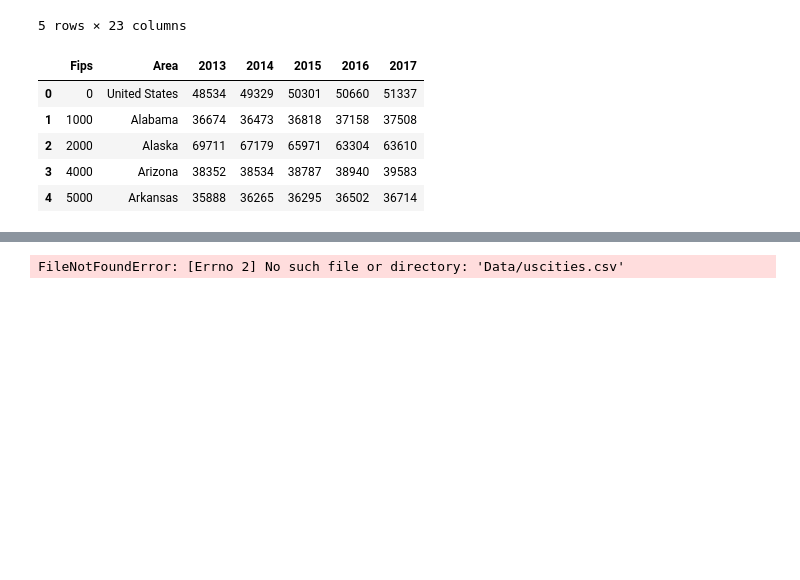
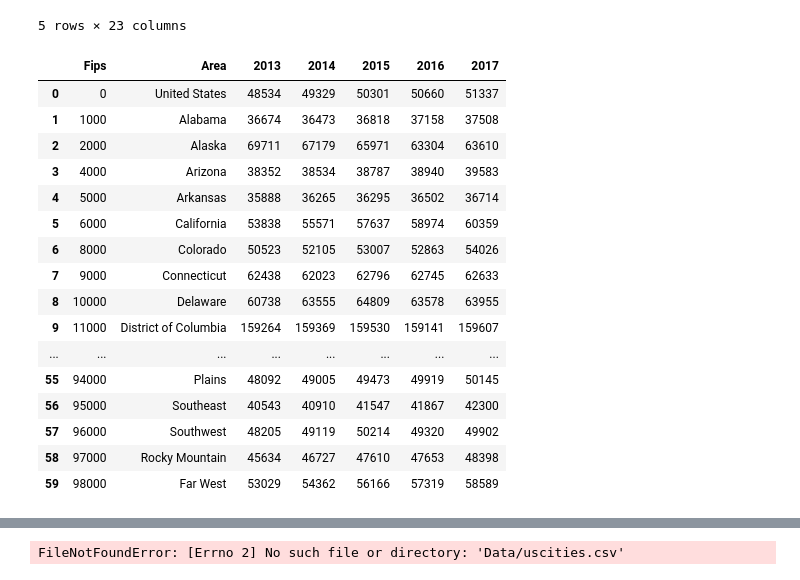
Before and after one commit to cosmopaladin/project-1, a Jupyter notebook: stat_analysis.ipynb, the cells around one changed output, grey strips where cells are left out. Drawn from its saved outputs; the diff is of its cells as text; code cells hidden in the pictures; blank space fills up the shorter version.

```diff
--- a/stat_analysis.ipynb
+++ b/stat_analysis.ipynb
@@ -60,14 +56,25 @@ air_fare.head()
 # %%
 #define and read in CSV file for 'bea-gdp-by-state.csv'
 gdp_state = pd.read_csv('Data/bea-gdp-by-state.csv')
-gdp_state.head()
+gdp_state
 # %% [output]
 |  | Fips | Area | 2013 | 2014 | 2015 | 2016 | 2017 |
 | 0 | 0 | United States | 48534 | 49329 | 50301 | 50660 | 51337 |
 | 1 | 1000 | Alabama | 36674 | 36473 | 36818 | 37158 | 37508 |
 | 2 | 2000 | Alaska | 69711 | 67179 | 65971 | 63304 | 63610 |
 | 3 | 4000 | Arizona | 38352 | 38534 | 38787 | 38940 | 39583 |
 | 4 | 5000 | Arkansas | 35888 | 36265 | 36295 | 36502 | 36714 |
+| 5 | 6000 | California | 53838 | 55571 | 57637 | 58974 | 60359 |
+| 6 | 8000 | Colorado | 50523 | 52105 | 53007 | 52863 | 54026 |
+| 7 | 9000 | Connecticut | 62438 | 62023 | 62796 | 62745 | 62633 |
+| 8 | 10000 | Delaware | 60738 | 63555 | 64809 | 63578 | 63955 |
+| 9 | 11000 | District of Columbia | 159264 | 159369 | 159530 | 159141 | 159607 |
+| ... | ... | ... | ... | ... | ... | ... | ... |
+| 55 | 94000 | Plains | 48092 | 49005 | 49473 | 49919 | 50145 |
+| 56 | 95000 | Southeast | 40543 | 40910 | 41547 | 41867 | 42300 |
+| 57 | 96000 | Southwest | 48205 | 49119 | 50214 | 49320 | 49902 |
+| 58 | 97000 | Rocky Mountain | 45634 | 46727 | 47610 | 47653 | 48398 |
+| 59 | 98000 | Far West | 53029 | 54362 | 56166 | 57319 | 58589 |
 # %%
 # define and read in 'SAGDP2N__ALL_AREAS_1997_2020.csv'
 state_industry = pd.read_csv('Data/SAGDP2N__ALL_AREAS_1997_2020.csv')
```
Also changed, not shown: parts of 2 cells of this notebook.
